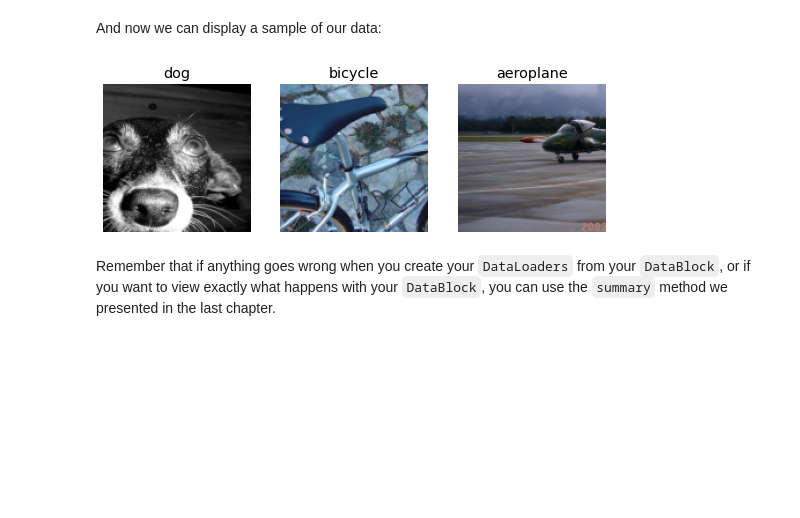
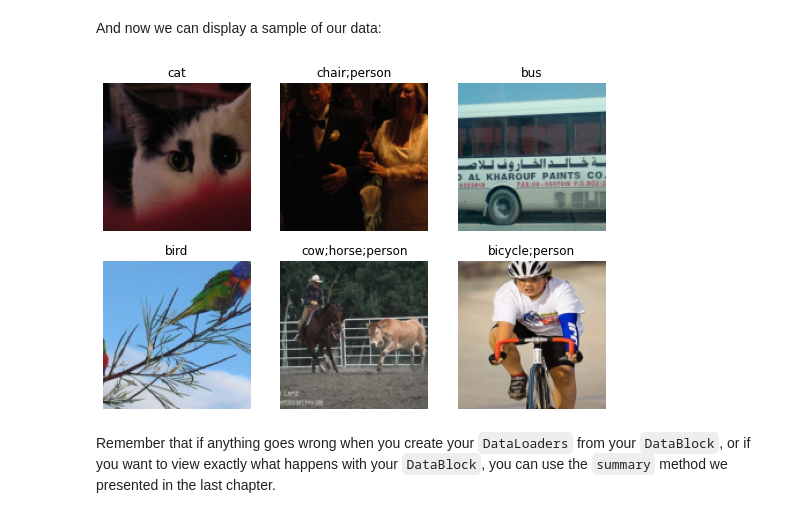
Before and after one commit to phiriv/fastai_part1, a Jupyter notebook: 06_multicat.ipynb, the cells around one changed output. Saved outputs shown, nothing was run; the diff lists cells and outputs as text; code cells hidden in the pictures; blank space fills up the shorter version.

```diff
--- a/06_multicat.ipynb
+++ b/06_multicat.ipynb
@@ -255,9 +256,9 @@ dls = dblock.dataloaders(df)
 # %% [markdown]
 And now we can display a sample of our data:
 # %%
-dls.show_batch(nrows=1, ncols=3)
+dls.show_batch(nrows=2, ncols=3)
 # %% [output]
-[figure, old version]
+[figure, new version]
 # %% [markdown]
 Remember that if anything goes wrong when you create your `DataLoaders` from your `DataBlock`, or if you want to view exactly what happens with your `DataBlock`, you can use the `summary` method we presented in the last chapter.
 # %% [markdown]
```
Also changed, not shown: parts of 10 cells of this notebook, 1 other file.
